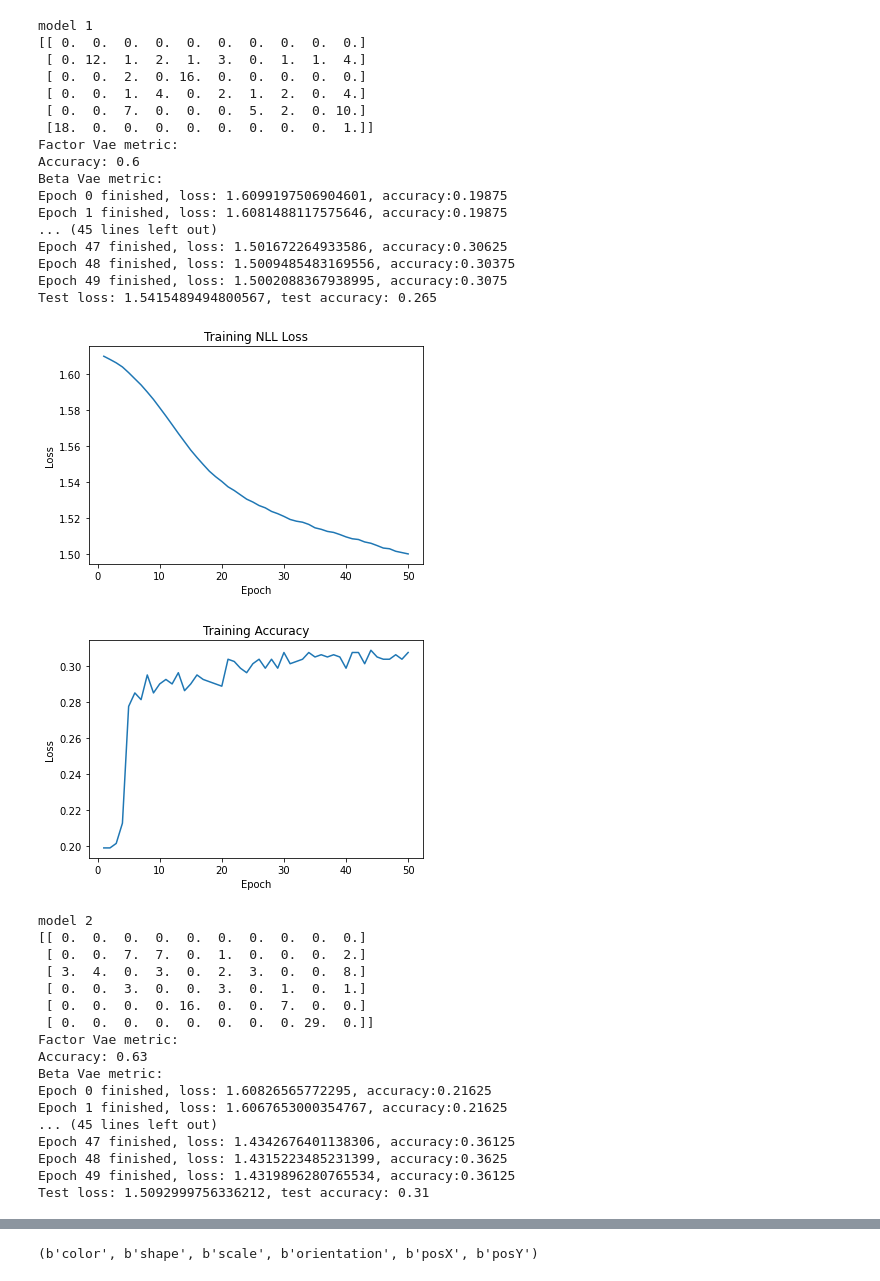
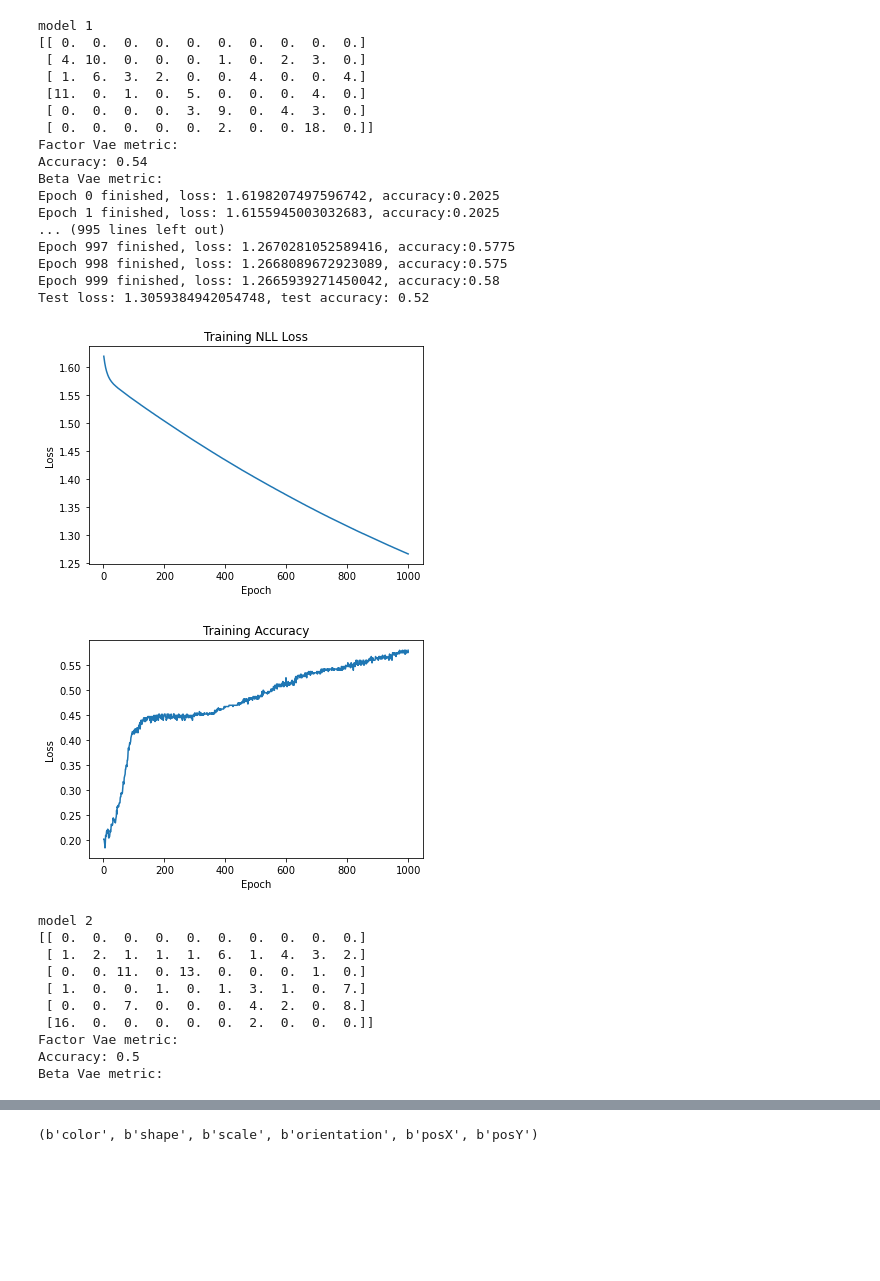
Before and after one commit to hzzhyj/atml, a Jupyter notebook: experiments/FactorVAE.ipynb, the cells around one changed output, grey strips where cells are left out. Saved outputs shown, nothing was run; the diff lists cells and outputs as text; code cells hidden in the pictures; blank space fills up the shorter version.

Commit message:
adding factorvae models

```diff
--- a/experiments/FactorVAE.ipynb
+++ b/experiments/FactorVAE.ipynb
@@ -32,6 +32,7 @@ def plot_loss(loss_list, title):
     plt.title("Training "+title)
     plt.show()
 # %%
+model0 = torch.load('trained_models/betavae_beta4_e100_alldata.dat', map_location=torch.device('cpu'))
 model1 = torch.load('trained_models/betavae_beta1_e40_alldata.dat', map_location=torch.device('cpu'))
 model2 = torch.load('trained_models/betavae_beta4_e40_alldata.dat', map_location=torch.device('cpu'))
 model3 = torch.load('trained_models/controlvae_e50_lr1e2_Cmax12.dat', map_location=torch.device('cpu'))
@@ -45,54 +46,47 @@ def plot_loss(loss_list, title):
     plt.title("Training "+title)
     plt.show()
 # %%
-models = [model1, model2, model3, model4, model5]
+models = [model0, model1, model2, model3, model4, model5]
 i=1
 for model in models:
     print("model "+str(i))
     loss = entanglement_metric_factor_vae(model, data_, 100, 1000)
     print("Factor Vae metric: ")
     print("Accuracy: "+str(1-loss))
     print("Beta Vae metric: ")
     classifier = Classifier()
     optimizer = torch.optim.Adam(classifier.parameters(), lr=1e-4)
-    losses, accuracies = entanglement_metric_beta_vae(model, classifier, optimizer, 50,  data_, 1000, 10)
+    losses, accuracies = entanglement_metric_beta_vae(model, classifier, optimizer, 1000,  data_, 500, 50)
     plot_loss(losses, "NLL Loss")
     plot_loss(accuracies, "Accuracy")
     i+=1
 # %% [output]
 model 1
 [[ 0.  0.  0.  0.  0.  0.  0.  0.  0.  0.]
- [ 0. 12.  1.  2.  1.  3.  0.  1.  1.  4.]
- [ 0.  0.  2.  0. 16.  0.  0.  0.  0.  0.]
- [ 0.  0.  1.  4.  0.  2.  1.  2.  0.  4.]
- [ 0.  0.  7.  0.  0.  0.  5.  2.  0. 10.]
- [18.  0.  0.  0.  0.  0.  0.  0.  0.  1.]]
+ [ 4. 10.  0.  0.  0.  1.  0.  2.  3.  0.]
+ [ 1.  6.  3.  2.  0.  0.  4.  0.  0.  4.]
+ [11.  0.  1.  0.  5.  0.  0.  0.  4.  0.]
+ [ 0.  0.  0.  0.  3.  9.  0.  4.  3.  0.]
+ [ 0.  0.  0.  0.  0.  2.  0.  0. 18.  0.]]
 Factor Vae metric:
-Accuracy: 0.6
+Accuracy: 0.54
 Beta Vae metric:
-Epoch 0 finished, loss: 1.6099197506904601, accuracy:0.19875
-Epoch 1 finished, loss: 1.6081488117575646, accuracy:0.19875
-... (45 lines left out)
-Epoch 47 finished, loss: 1.501672264933586, accuracy:0.30625
-Epoch 48 finished, loss: 1.5009485483169556, accuracy:0.30375
-Epoch 49 finished, loss: 1.5002088367938995, accuracy:0.3075
-Test loss: 1.5415489494800567, test accuracy: 0.265
+Epoch 0 finished, loss: 1.6198207497596742, accuracy:0.2025
+Epoch 1 finished, loss: 1.6155945003032683, accuracy:0.2025
+... (995 lines left out)
+Epoch 997 finished, loss: 1.2670281052589416, accuracy:0.5775
+Epoch 998 finished, loss: 1.2668089672923089, accuracy:0.575
+Epoch 999 finished, loss: 1.2665939271450042, accuracy:0.58
+Test loss: 1.3059384942054748, test accuracy: 0.52
-[figure, old version]
+[figure, new version]
-[figure, old version]
+[figure, new version]
 model 2
 [[ 0.  0.  0.  0.  0.  0.  0.  0.  0.  0.]
- [ 0.  0.  7.  7.  0.  1.  0.  0.  0.  2.]
- [ 3.  4.  0.  3.  0.  2.  3.  0.  0.  8.]
- [ 0.  0.  3.  0.  0.  3.  0.  1.  0.  1.]
- [ 0.  0.  0.  0. 16.  0.  0.  7.  0.  0.]
- [ 0.  0.  0.  0.  0.  0.  0.  0. 29.  0.]]
+ [ 1.  2.  1.  1.  1.  6.  1.  4.  3.  2.]
+ [ 0.  0. 11.  0. 13.  0.  0.  0.  1.  0.]
+ [ 1.  0.  0.  1.  0.  1.  3.  1.  0.  7.]
+ [ 0.  0.  7.  0.  0.  0.  4.  2.  0.  8.]
+ [16.  0.  0.  0.  0.  0.  2.  0.  0.  0.]]
 Factor Vae metric:
-Accuracy: 0.63
+Accuracy: 0.5
 Beta Vae metric:
-Epoch 0 finished, loss: 1.60826565772295, accuracy:0.21625
-Epoch 1 finished, loss: 1.6067653000354767, accuracy:0.21625
-... (45 lines left out)
-Epoch 47 finished, loss: 1.4342676401138306, accuracy:0.36125
-Epoch 48 finished, loss: 1.4315223485231399, accuracy:0.3625
-Epoch 49 finished, loss: 1.4319896280765534, accuracy:0.36125
-Test loss: 1.5092999756336212, test accuracy: 0.31
```
Also changed, not shown: parts of 3 cells of this notebook, 4 other files.
